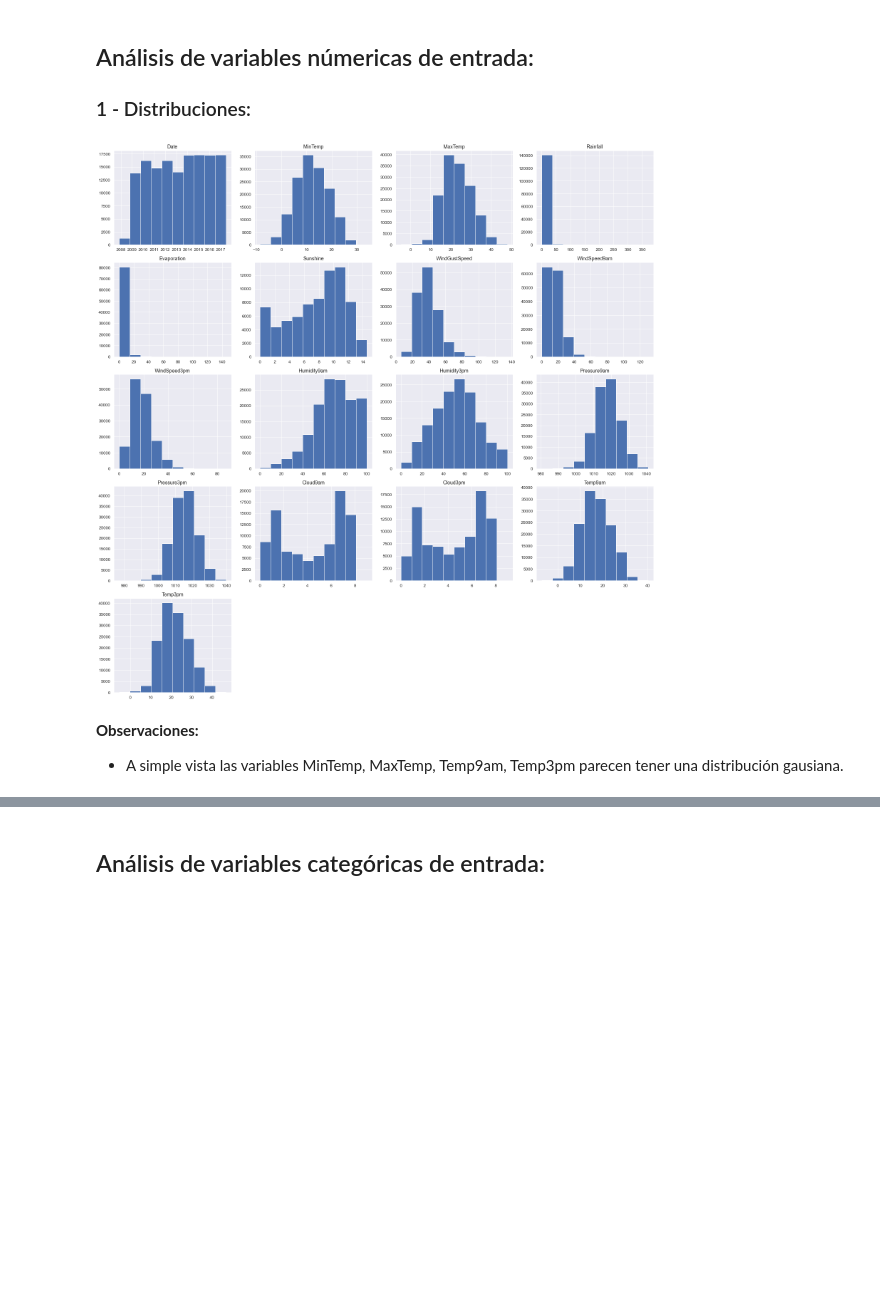
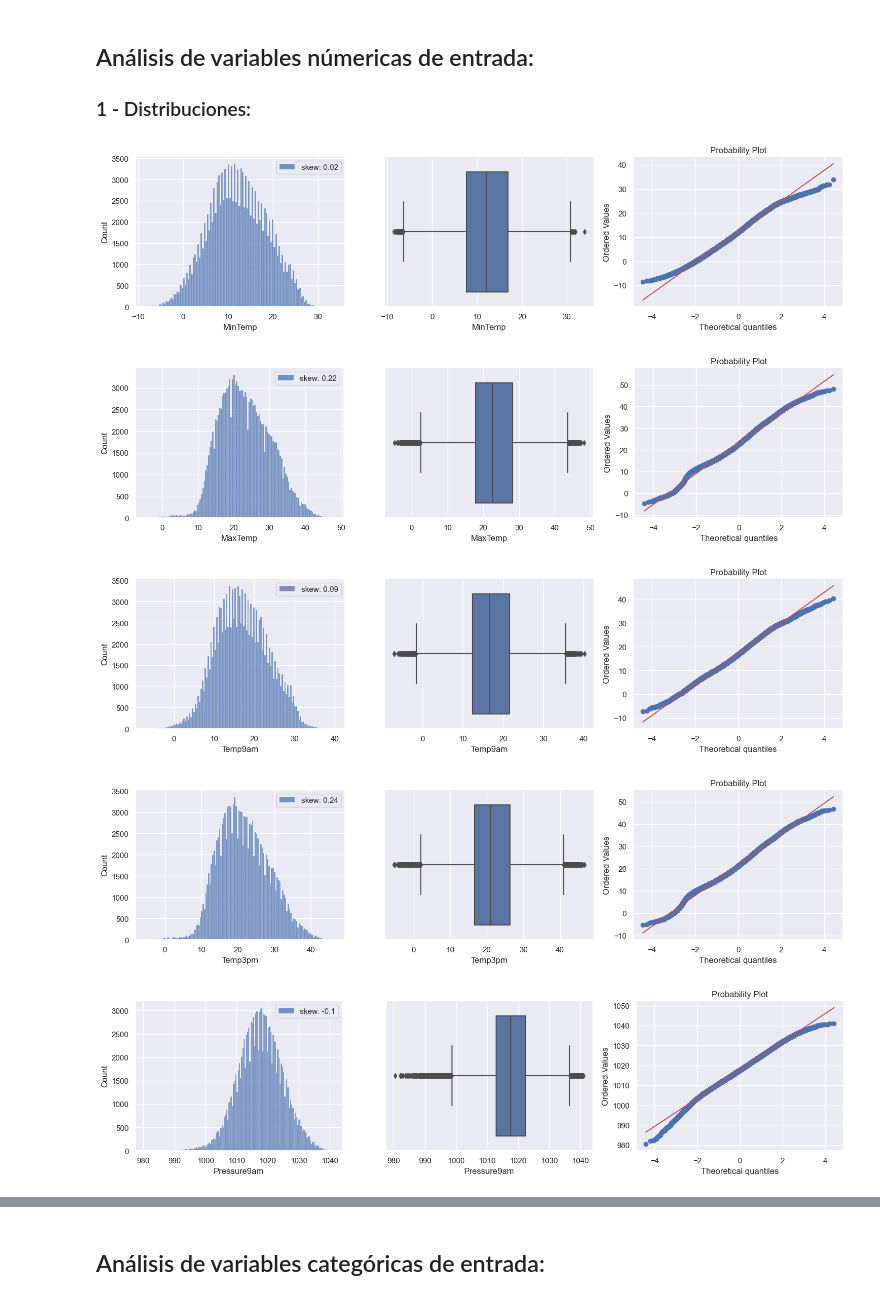
Before and after one commit to pedromperezc/Intro-AI, a Jupyter notebook: TP1 INTEGRADOR/TP Integrador.ipynb, the cells around one changed output, grey strips where cells are left out. Saved outputs shown, nothing was run; the diff lists cells and outputs as text; code cells hidden in the pictures; blank space fills up the shorter version.

```diff
--- a/TP1 INTEGRADOR/TP Integrador.ipynb
+++ b/TP1 INTEGRADOR/TP Integrador.ipynb
@@ -71,18 +81,26 @@ df.describe()
 # %% [markdown]
 ## Análisis de variables númericas de entrada:
 ### 1 - Distribuciones:
-# %%
-def display_dataset_distributions(dataset):
-    fig = dataset.hist(xlabelsize=12, ylabelsize=12,figsize=(22,22))
-    [x.title.set_size(14) for x in fig.ravel()]
-    plt.tight_layout()
-    plt.show()
-# %%
-display_dataset_distributions(df)
-# %% [output]
-[figure, removed]
-# %% [markdown]
-**Observaciones:**
-* A simple vista las variables MinTemp, MaxTemp, Temp9am, Temp3pm parecen tener una distribución gausiana.
+# %%
+def display_dataset_distributions (df, features):
+    for col in features:
+        df_aux = df[df[col].notnull()][col]
+        plt.figure(figsize=(15,4))
+        plt.subplot(131)
+        sns.histplot(data=df_aux, label="skew: " + str(np.round(df_aux.skew(),2)))
+        plt.legend()
+        plt.subplot(132)
+        sns.boxplot(x=df[col])
+        plt.subplot(133)
+        stats.probplot(df_aux, plot=plt)
+        plt.tight_layout()
+        plt.show()
 # %%
-features = ["MinTemp","MaxTemp", "Temp9am", "Temp3pm", "Pressure9am", "Pressure3pm", "Rainfall", "Evaporation", "Sunshine", "WindGustSpeed", "WindSpeed9am", "WindSpeed3pm", "Humidity9am","Humidity3pm","Cloud9am", "Cloud3pm"]
+features = ["MinTemp","MaxTemp", "Temp9am", "Temp3pm", "Pressure9am", "Pressure3pm", "Rainfall", "Evaporation", "WindGustSpeed", "WindSpeed9am", "WindSpeed3pm", "Sunshine", "Humidity9am", "Humidity3pm"]
+display_dataset_distributions (df, features)
+# %% [output]
+[figure, added]
+[figure, added]
+[figure, added]
+[figure, added]
+[figure, added]
```
Also changed, not shown: parts of 79 cells of this notebook.
